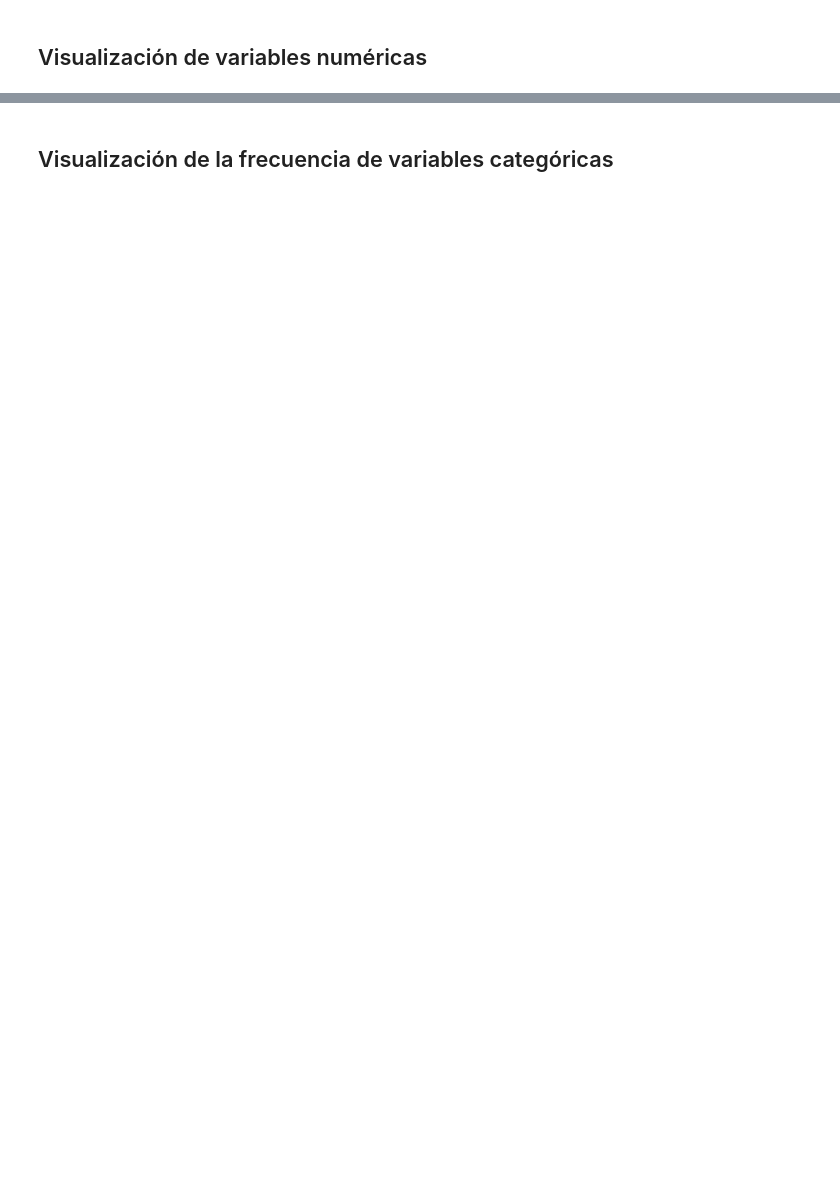
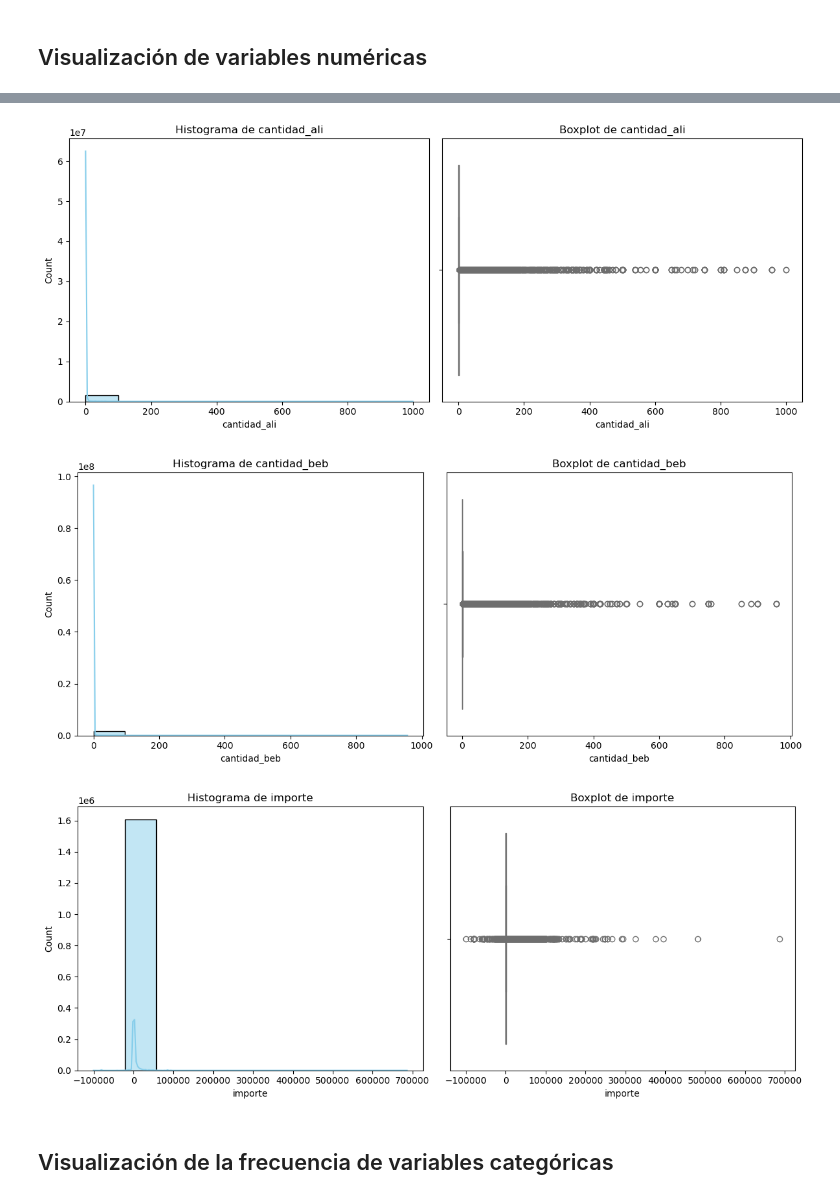
Before and after one commit to manurodrr/Clustera, a Jupyter notebook: Data Wrangling/DataWrangling.ipynb, the cells around one changed output, grey strips where cells are left out. Cells and saved outputs as stored; diff of their text form; code cells hidden in the pictures; blank space fills up the shorter version.

```diff
--- a/Data Wrangling/DataWrangling.ipynb
+++ b/Data Wrangling/DataWrangling.ipynb
@@ -83,0 +195,4 @@ print(list(rsv.columns))
+# %%
+## Pasar a formato datetime
+Ventas['fecha_hoy'] = pd.to_datetime(Ventas['fecha_hoy'], errors='coerce')
+Ventas['fecha_hoy'] = Ventas['fecha_hoy'].dt.date
@@ -178,3 +266,23 @@ for col in columnas_numericas:
+# %%
+columnas_numericas = ['cantidad_ali', 'cantidad_beb', 'importe']
+
+for col in columnas_numericas:
+    plt.figure(figsize=(12, 5))
+
+    plt.subplot(1, 2, 1)
+    sns.histplot(Ventas[col], kde=True, bins=10, color='skyblue')
+    plt.title(f'Histograma de {col}')
+
+    plt.subplot(1, 2, 2)
+    sns.boxplot(x=Ventas[col], color='lightcoral')
+    plt.title(f'Boxplot de {col}')
+
+    plt.tight_layout()
+    plt.show()
+# %% [output]
+[figure, added]
+[figure, added]
+[figure, added]
 # %% [markdown]
 ## Visualización de la frecuencia de variables categóricas
 # %%
```
Also changed, not shown: parts of 72 cells of this notebook, 1 other file.
